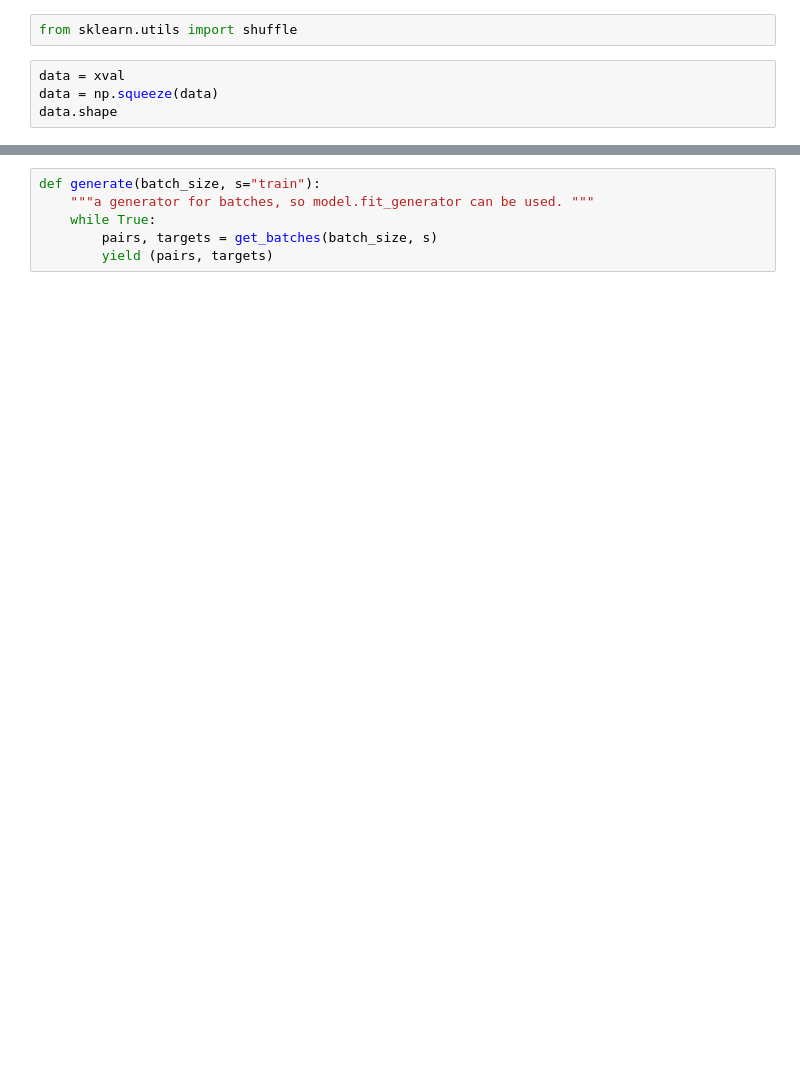
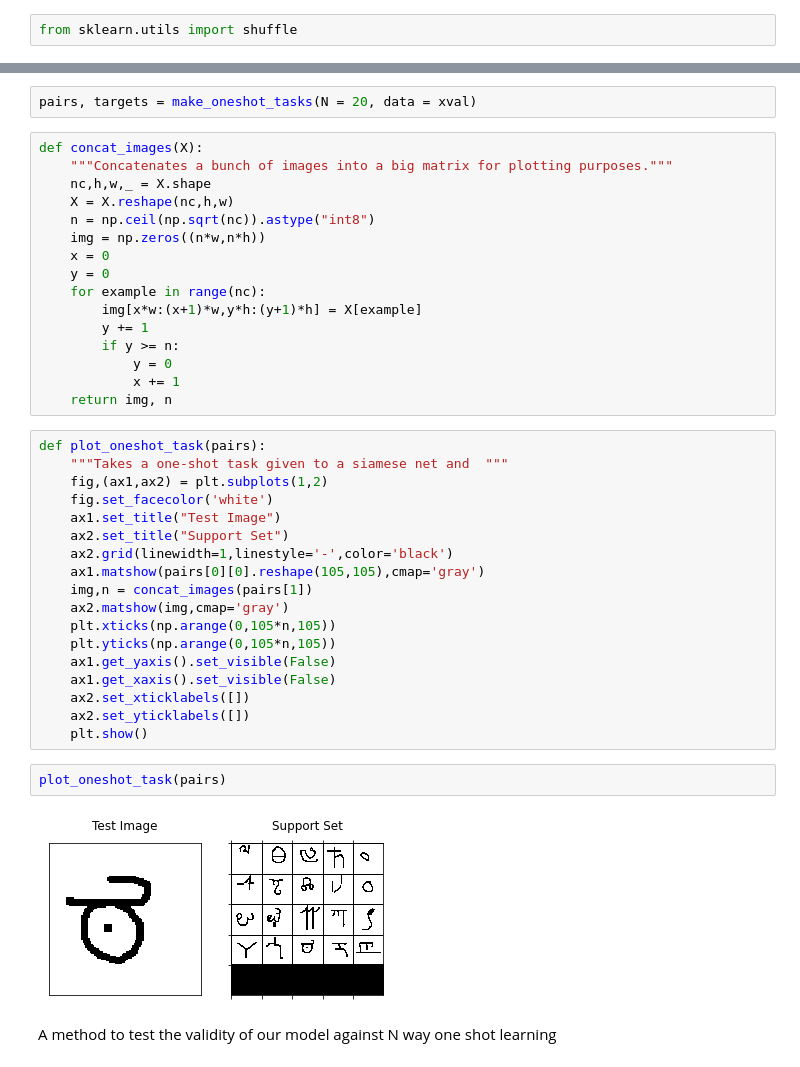
Before and after one commit to KT2001/Siamese-Model-for-Omniglot-Dataset, a Jupyter notebook: Omniglot_Dataset_OneShotProject.ipynb, the cells around one changed output, grey strips where cells are left out. Drawn from its saved outputs; the diff is of its cells as text; blank space fills up the shorter version.

```diff
--- a/Omniglot_Dataset_OneShotProject.ipynb
+++ b/Omniglot_Dataset_OneShotProject.ipynb
@@ -249,7 +264,3 @@ def get_batches(batch_size, data=xtrain):
   return pairs, targets
 # %%
 from sklearn.utils import shuffle
-# %%
-data = xval
-data = np.squeeze(data)
-data.shape
@@ -277,10 +292,46 @@ def make_oneshot_task(N, data=xval):
   pairs = [test_image,support_set]
 
   return pairs, targets
-# %%
-def generate(batch_size, s="train"):
-    """a generator for batches, so model.fit_generator can be used. """
-    while True:
-        pairs, targets = get_batches(batch_size, s)
-        yield (pairs, targets)
+# %%
+pairs, targets = make_oneshot_tasks(N = 20, data = xval)
+# %%
+def concat_images(X):
+    """Concatenates a bunch of images into a big matrix for plotting purposes."""
+    nc,h,w,_ = X.shape
+    X = X.reshape(nc,h,w)
+    n = np.ceil(np.sqrt(nc)).astype("int8")
+    img = np.zeros((n*w,n*h))
+    x = 0
+    y = 0
+    for example in range(nc):
+        img[x*w:(x+1)*w,y*h:(y+1)*h] = X[example]
+        y += 1
+        if y >= n:
+            y = 0
+            x += 1
+    return img, n
+# %%
+def plot_oneshot_task(pairs):
+    """Takes a one-shot task given to a siamese net and  """
+    fig,(ax1,ax2) = plt.subplots(1,2)
+    fig.set_facecolor('white')
+    ax1.set_title("Test Image")
+    ax2.set_title("Support Set")
+    ax2.grid(linewidth=1,linestyle='-',color='black')
+    ax1.matshow(pairs[0][0].reshape(105,105),cmap='gray')
+    img,n = concat_images(pairs[1])
+    ax2.matshow(img,cmap='gray')
+    plt.xticks(np.arange(0,105*n,105))
+    plt.yticks(np.arange(0,105*n,105))
+    ax1.get_yaxis().set_visible(False)
+    ax1.get_xaxis().set_visible(False)
+    ax2.set_xticklabels([])
+    ax2.set_yticklabels([])
+    plt.show()
+# %%
+plot_oneshot_task(pairs)
+# %% [output]
+[figure, added]
+# %% [markdown]
+A method to test the validity of our model against N way one shot learning
 # %%
```
Also changed, not shown: parts of 32 cells of this notebook.
